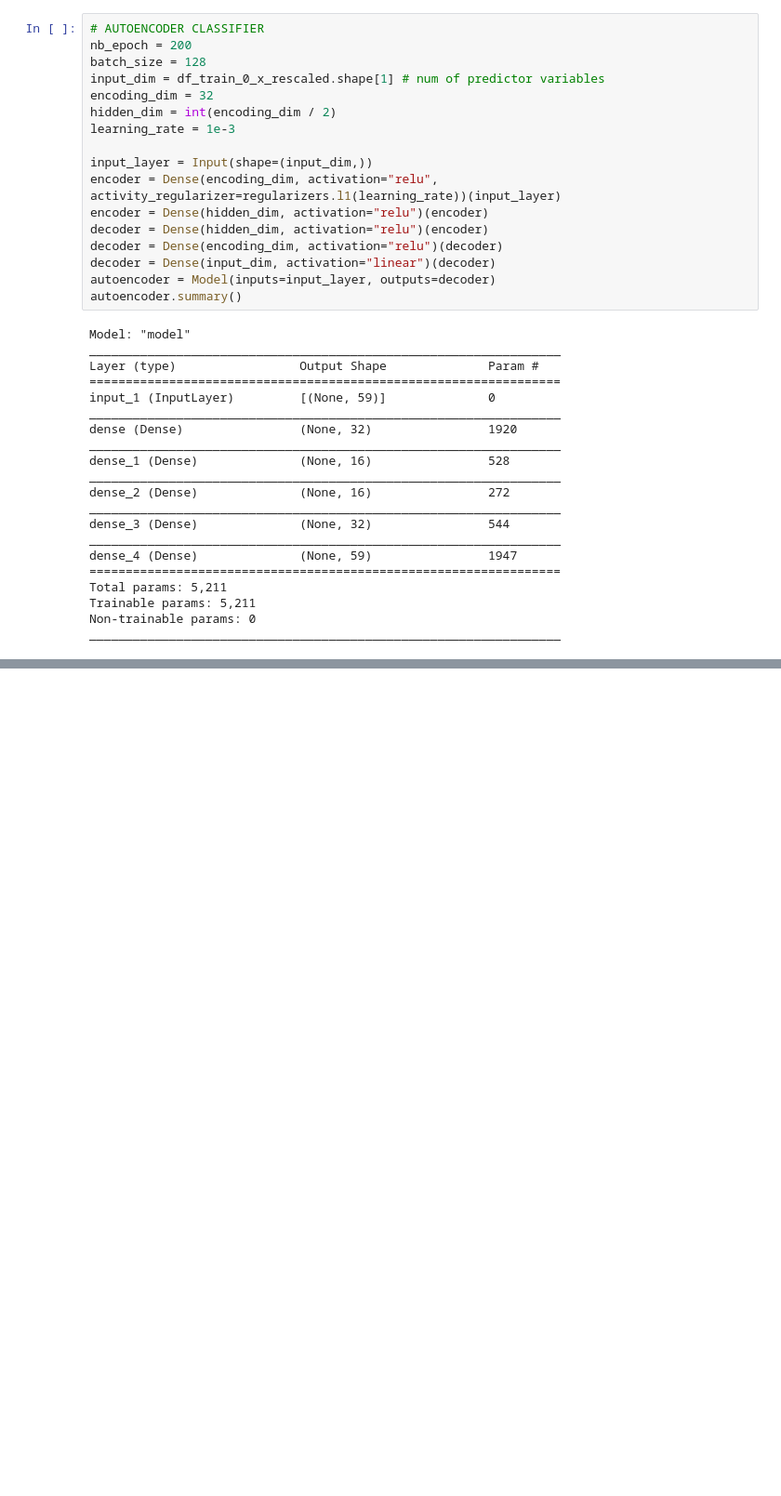
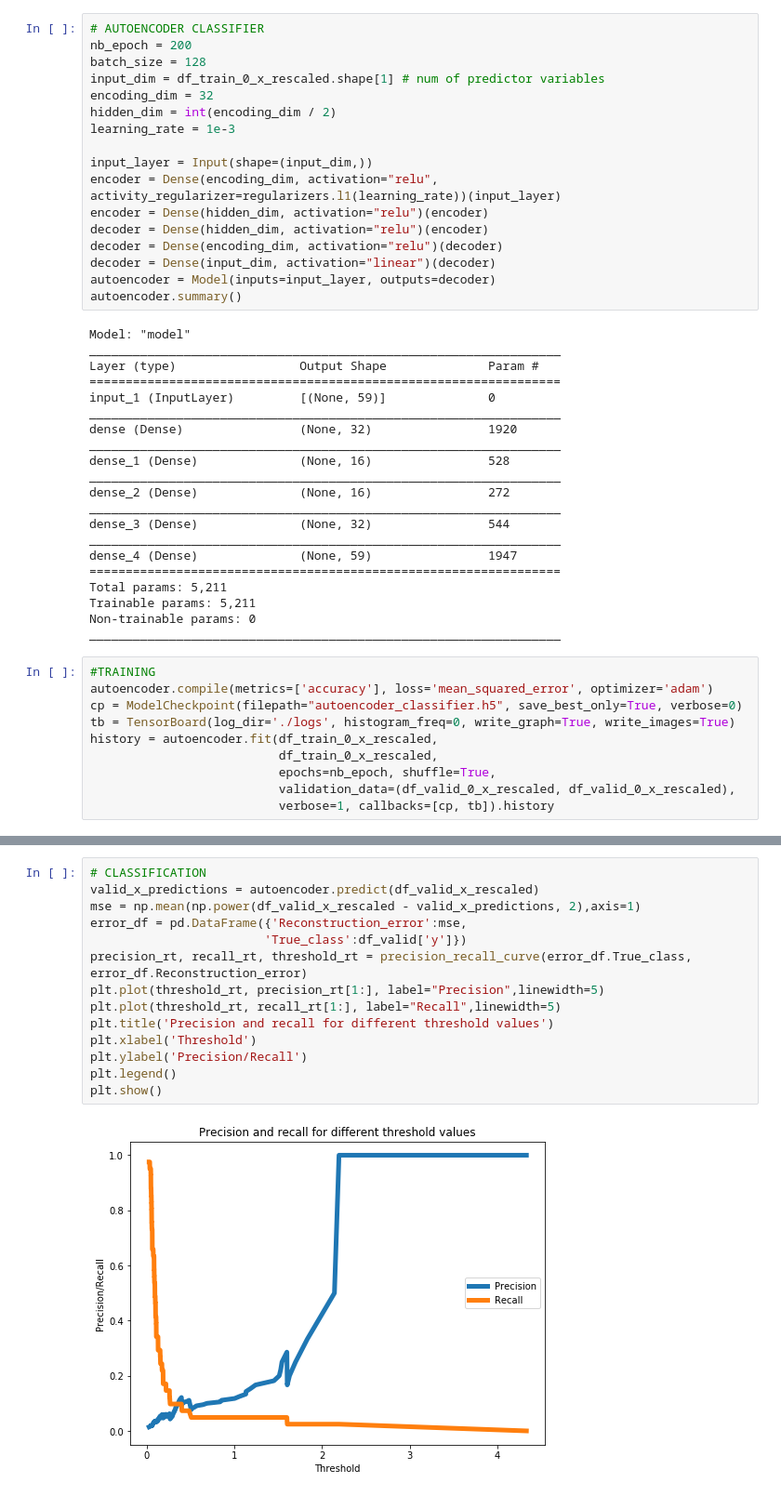
Before and after one commit to AchintyaX/Extreme-Rare-Event-Detection, a Jupyter notebook: AutoEncoder.ipynb, the cells around one changed output, grey strips where cells are left out. Shown at 93% size. Saved outputs shown, nothing was run; the diff lists cells and outputs as text; blank space fills up the shorter version.

```diff
--- a/AutoEncoder.ipynb
+++ b/AutoEncoder.ipynb
@@ -171,3 +171,13 @@ Total params: 5,211
 Trainable params: 5,211
 Non-trainable params: 0
 _________________________________________________________________
+# %%
+#TRAINING
+autoencoder.compile(metrics=['accuracy'], loss='mean_squared_error', optimizer='adam')
+cp = ModelCheckpoint(filepath="autoencoder_classifier.h5", save_best_only=True, verbose=0)
+tb = TensorBoard(log_dir='./logs', histogram_freq=0, write_graph=True, write_images=True)
+history = autoencoder.fit(df_train_0_x_rescaled,
+                          df_train_0_x_rescaled,
+                          epochs=nb_epoch, shuffle=True,
+                          validation_data=(df_valid_0_x_rescaled, df_valid_0_x_rescaled),
+                          verbose=1, callbacks=[cp, tb]).history
@@ -173,0 +202,16 @@ _________________________________________________________________
+# %%
+# CLASSIFICATION
+valid_x_predictions = autoencoder.predict(df_valid_x_rescaled)
+mse = np.mean(np.power(df_valid_x_rescaled - valid_x_predictions, 2),axis=1)
+error_df = pd.DataFrame({'Reconstruction_error':mse,
+                        'True_class':df_valid['y']})
+precision_rt, recall_rt, threshold_rt = precision_recall_curve(error_df.True_class, error_df.Reconstruction_error)
+plt.plot(threshold_rt, precision_rt[1:], label="Precision",linewidth=5)
+plt.plot(threshold_rt, recall_rt[1:], label="Recall",linewidth=5)
+plt.title('Precision and recall for different threshold values')
+plt.xlabel('Threshold')
+plt.ylabel('Precision/Recall')
+plt.legend()
+plt.show()
+# %% [output]
+[figure, added]
```
Also changed, not shown: parts of 2 cells of this notebook.
